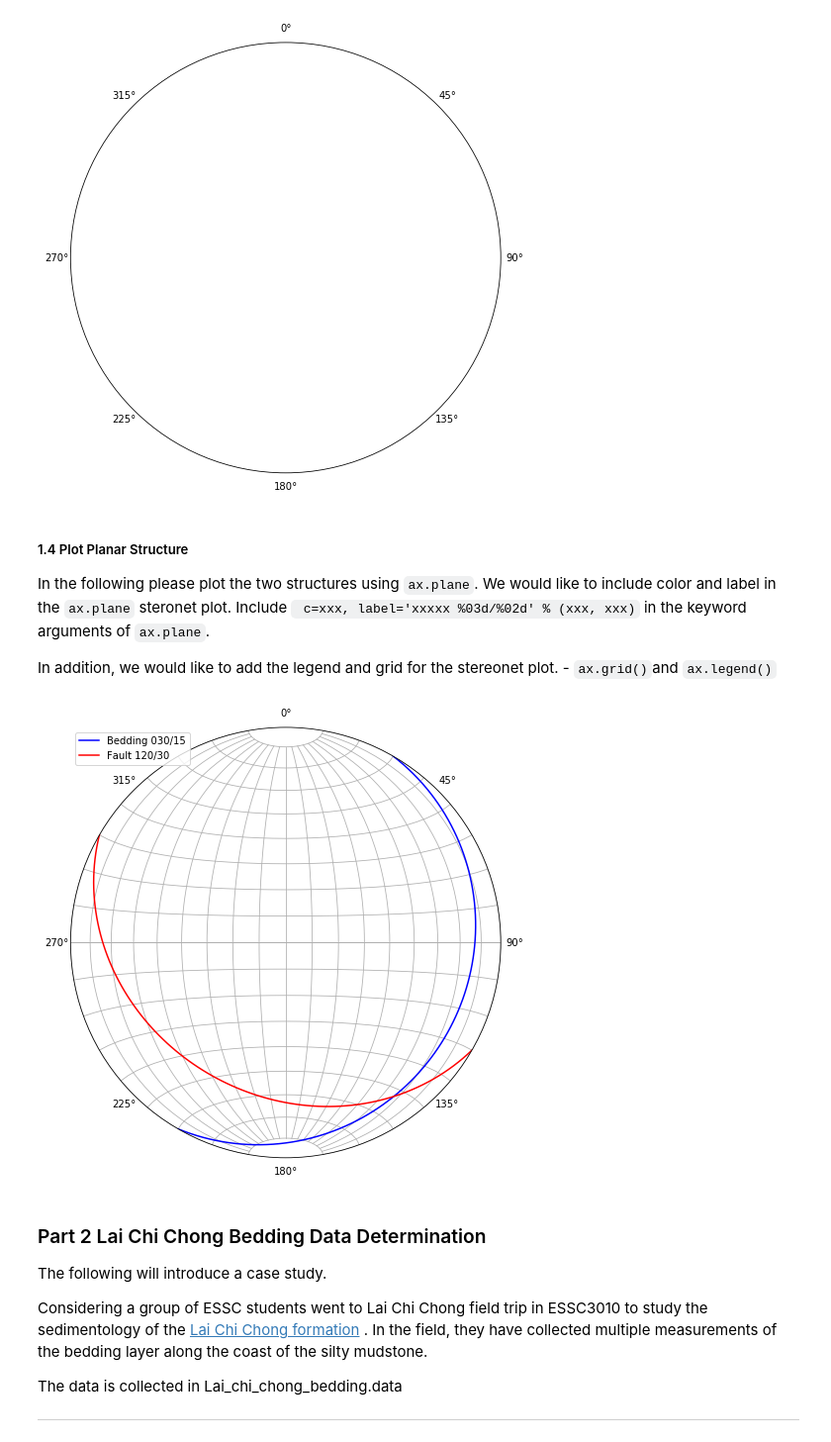
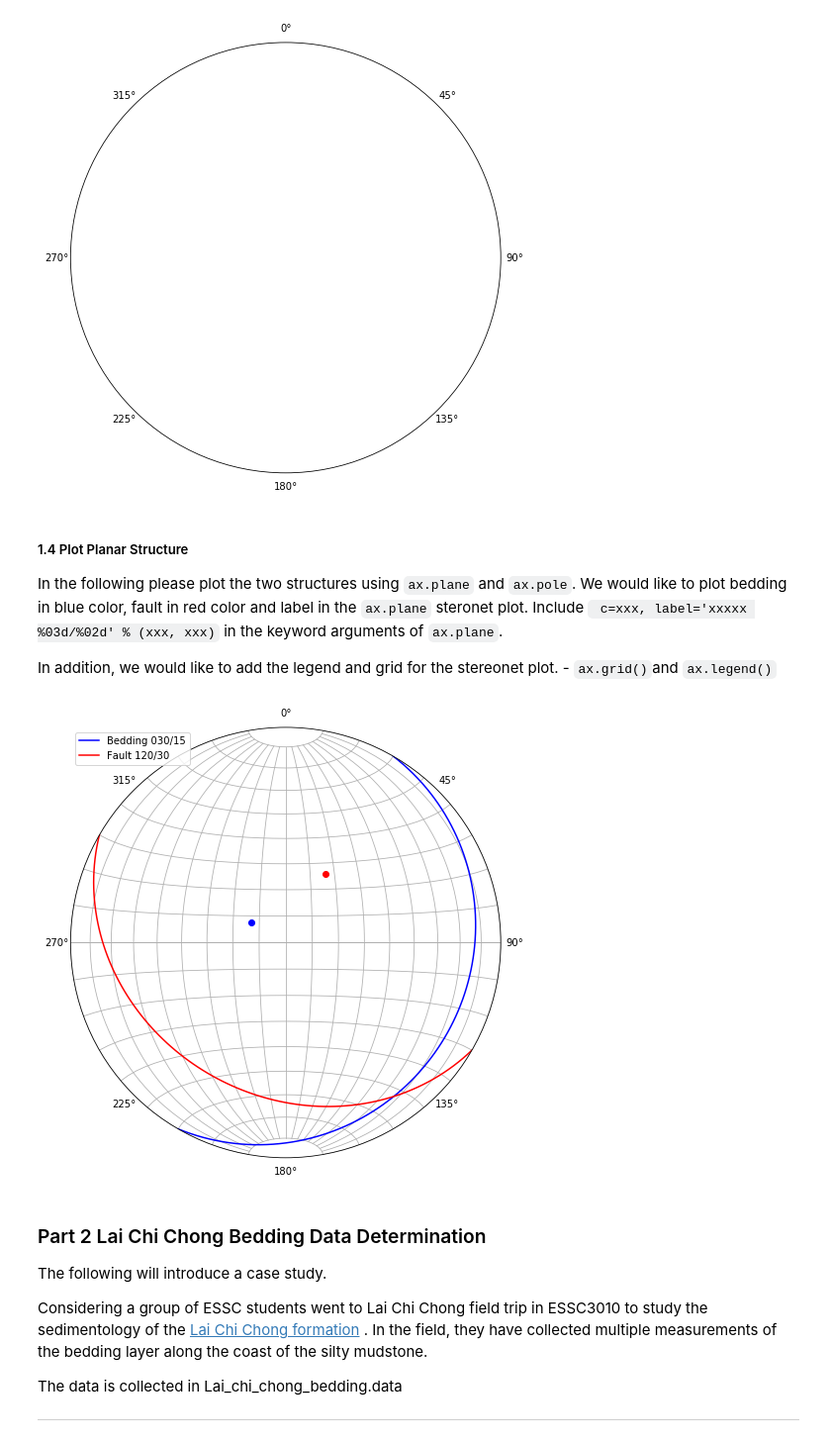
Before and after one commit to jwjeremy/ESSC2030_lec11, a Jupyter notebook: lec11_stereo/Lec11_tut_stereo.ipynb, the cells around one changed output. Shown at 99% size. Drawn from its saved outputs; the diff is of its cells as text; code cells hidden in the pictures.

```diff
--- a/lec11_stereo/Lec11_tut_stereo.ipynb
+++ b/lec11_stereo/Lec11_tut_stereo.ipynb
@@ -91,21 +105,23 @@ ax.plane?
 [figure]
 # %% [markdown]
 ##### 1.4 Plot Planar Structure
-In the following please plot the two structures using `ax.plane`.
-We would like to include color and label in the `ax.plane` steronet plot. Include
+In the following please plot the two structures using `ax.plane` and `ax.pole`.
+We would like to plot bedding in blue color, fault in red color and label in the `ax.plane` steronet plot. Include
 ` c=xxx, label='xxxxx %03d/%02d' % (xxx, xxx)` in the keyword arguments of `ax.plane`.
 
 In addition, we would like to add the legend and grid for the stereonet plot.  - `ax.grid()`and `ax.legend()`
 # %%
 fig = plt.figure(figsize=(8,8))
 ax = fig.add_subplot(111, projection='stereonet')
 # Type your code below
 ax.plane(strike1, dip1, c='b', label='Bedding %03d/%02d' % (strike1, dip1))
 ax.plane(strike2, dip2, c='r', label='Fault %03d/%02d' % (strike2, dip2))
+ax.pole(strike1, dip1, c='b')
+ax.pole(strike2, dip2, c='r')
 ax.legend()
 ax.grid()
 # %% [output]
-[figure, old version]
+[figure, new version]
 # %% [markdown]
 <a id='part2'></a>
 ### Part 2 Lai Chi Chong Bedding Data Determination
```
Also changed, not shown: parts of 5 cells of this notebook, 1 other file.
